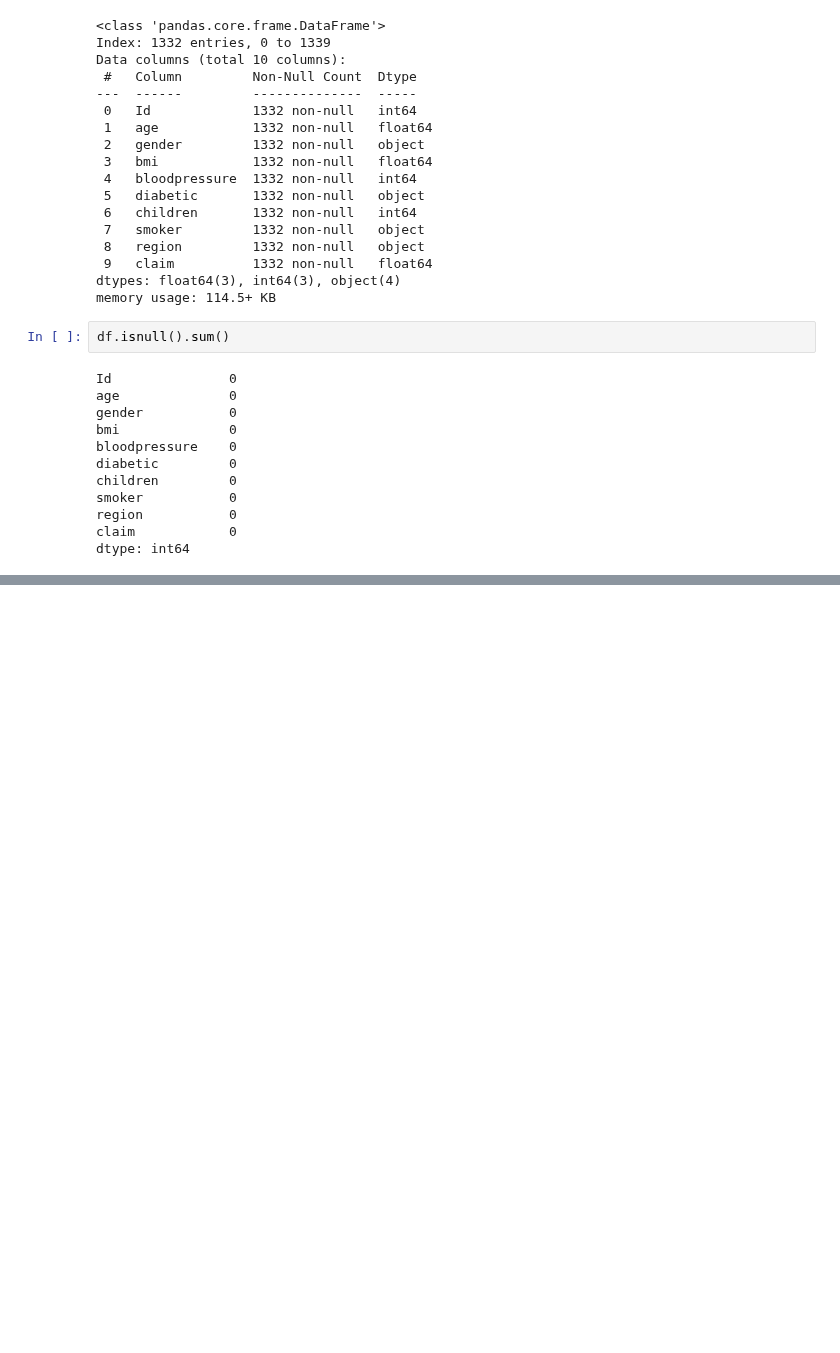
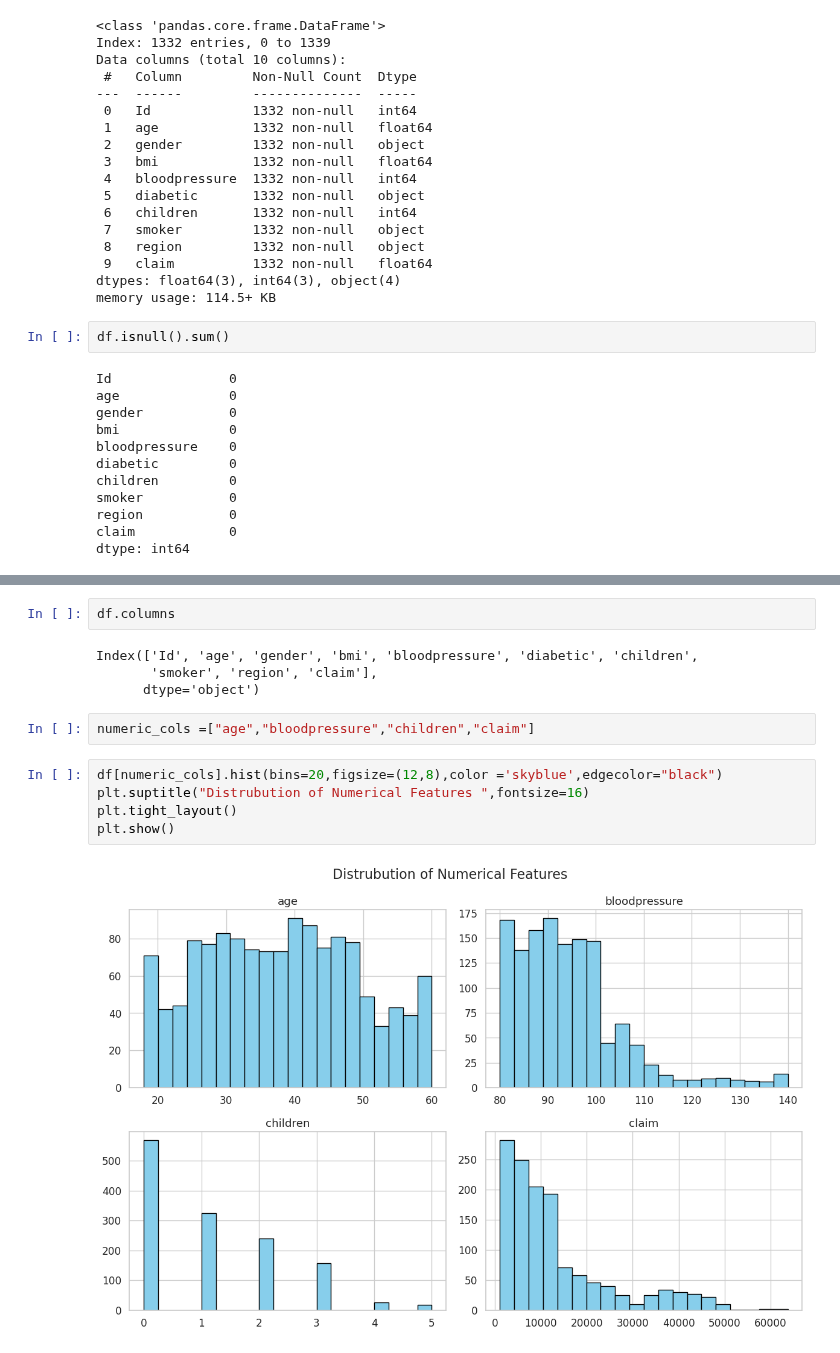
Before and after one commit to mmiskatul/Insurance-cost-prediction, a Jupyter notebook: Analysis-data.ipynb, the cells around one changed output, grey strips where cells are left out. Drawn from its saved outputs; the diff is of its cells as text; blank space fills up the shorter version.

Commit message:
spearte the numerical columns and plot histogram

```diff
--- a/Analysis-data.ipynb
+++ b/Analysis-data.ipynb
@@ -123,0 +151,15 @@ dtype: int64
+# %%
+df.columns
+# %% [output]
+Index(['Id', 'age', 'gender', 'bmi', 'bloodpressure', 'diabetic', 'children',
+       'smoker', 'region', 'claim'],
+      dtype='object')
+# %%
+numeric_cols =["age","bloodpressure","children","claim"]
+# %%
+df[numeric_cols].hist(bins=20,figsize=(12,8),color ='skyblue',edgecolor="black")
+plt.suptitle("Distrubution of Numerical Features ",fontsize=16)
+plt.tight_layout()
+plt.show()
+# %% [output]
+[figure, added]
```
Also changed, not shown: parts of 2 cells of this notebook.
